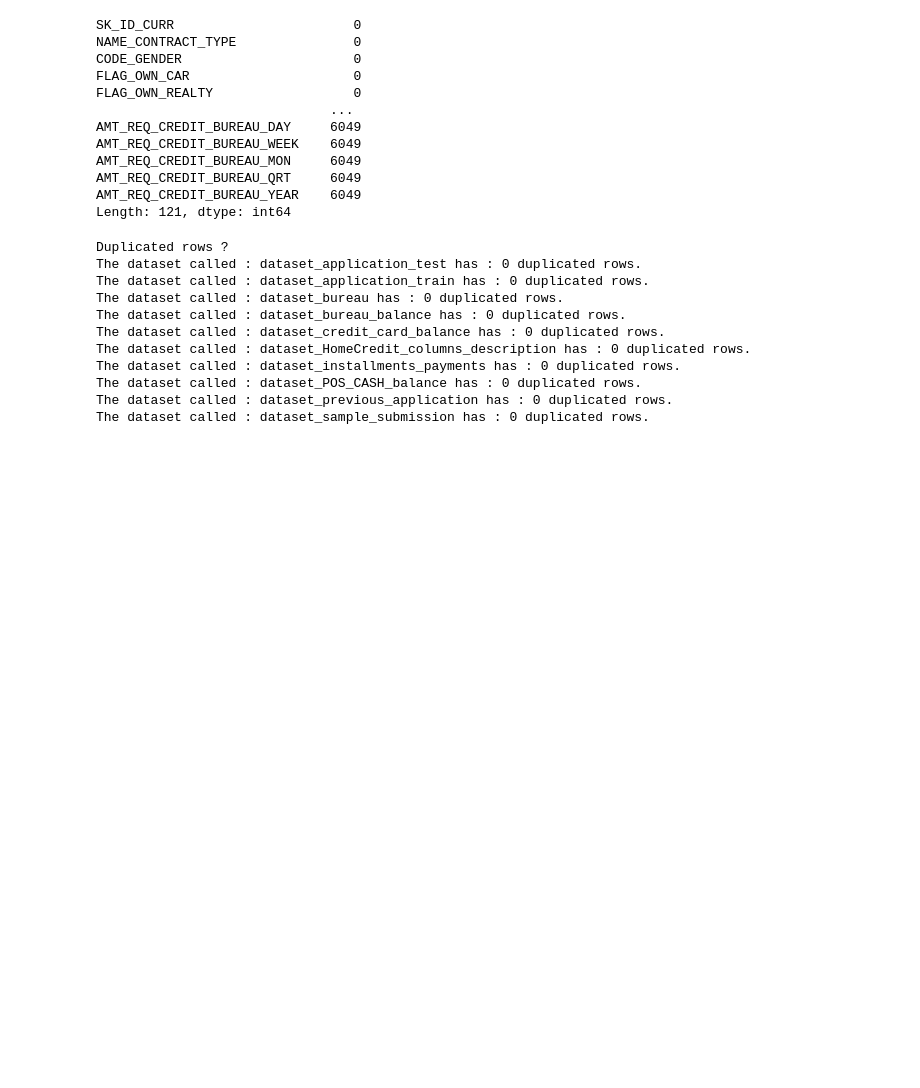
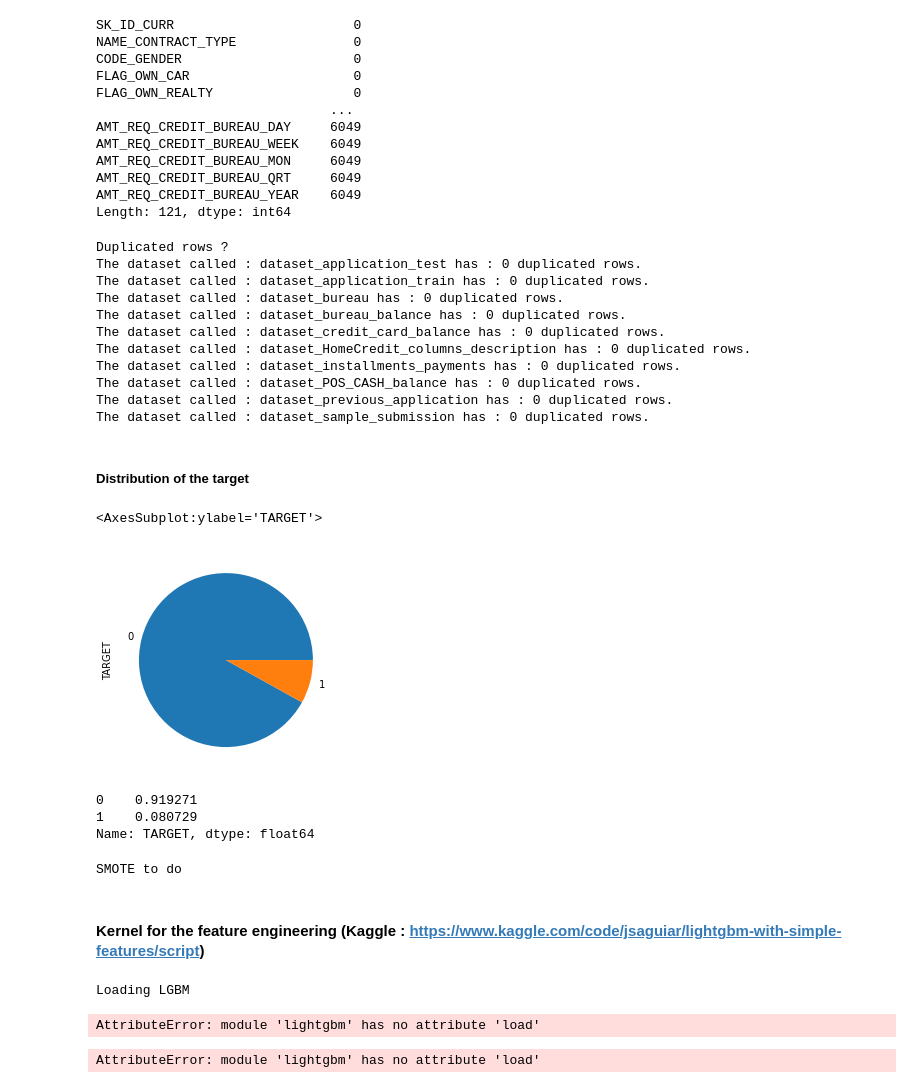
Before and after one commit to oumeima-elgharbi/P7_Data_Science_OpenClassrooms, a Jupyter notebook: P7_01_exploration.ipynb, the cells around one changed output. Drawn from its saved outputs; the diff is of its cells as text; code cells hidden in the pictures; blank space fills up the shorter version.

Commit message:
working on kaggle kernel for feature engineering

```diff
--- a/P7_01_exploration.ipynb
+++ b/P7_01_exploration.ipynb
@@ -226,3 +209,22 @@ The dataset called : dataset_installments_payments has : 0 duplicated rows.
 The dataset called : dataset_POS_CASH_balance has : 0 duplicated rows.
 The dataset called : dataset_previous_application has : 0 duplicated rows.
 The dataset called : dataset_sample_submission has : 0 duplicated rows.
+# %% [markdown]
+##### Distribution of the target
+# %%
+dataset_application_train.TARGET.value_counts(normalize=True).plot(kind="pie")
+# %% [output]
+<AxesSubplot:ylabel='TARGET'>
+[figure, added]
+# %%
+dataset_application_train.TARGET.value_counts(normalize=True)
+# %% [output]
+0    0.919271
+1    0.080729
+Name: TARGET, dtype: float64
+# %%
+print("SMOTE to do")
+# %% [output]
+SMOTE to do
+# %% [markdown]
+#### Kernel for the feature engineering (Kaggle : https://www.kaggle.com/code/jsaguiar/lightgbm-with-simple-features/script)
@@ -228,0 +233,7 @@ The dataset called : dataset_sample_submission has : 0 duplicated rows.
+# %%
+
+# load model
+print("Loading LGBM")
+clf = Booster(model_file='models/{}_LGBMClassifier.txt'.format(0))
+# %% [output]
+Loading LGBM
@@ -228,0 +246,4 @@ The dataset called : dataset_sample_submission has : 0 duplicated rows.
+# %%
+clf = lgb.load('models/LGBMClassifier_fold0.txt')
+# %% [output]
+AttributeError: module 'lightgbm' has no attribute 'load'
@@ -228,0 +252,4 @@ The dataset called : dataset_sample_submission has : 0 duplicated rows.
+# %%
+load_booster = lgb.load(filename = model_file)
+# %% [output]
+AttributeError: module 'lightgbm' has no attribute 'load'
```
Also changed, not shown: parts of 16 cells of this notebook, 4 other files.
